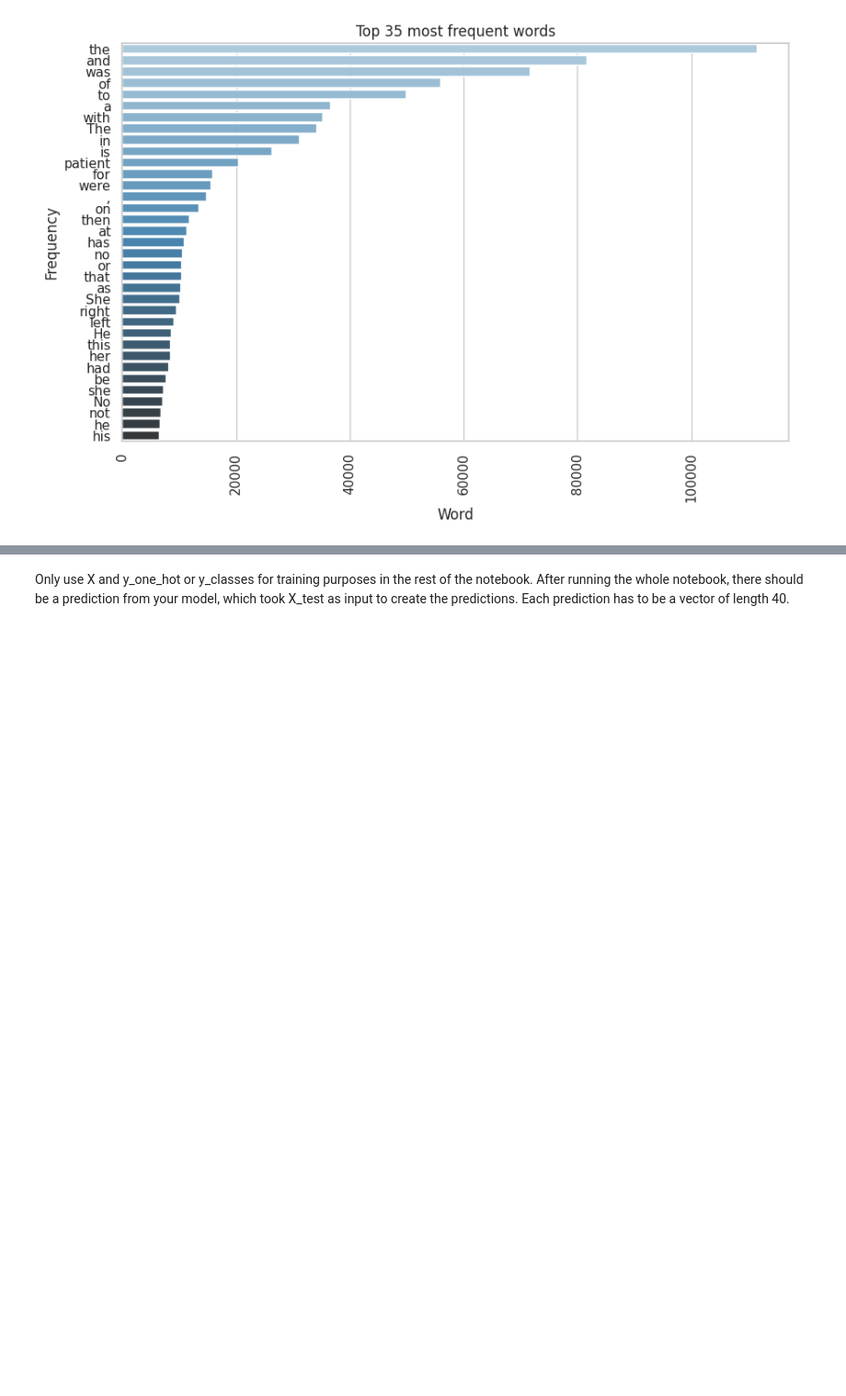
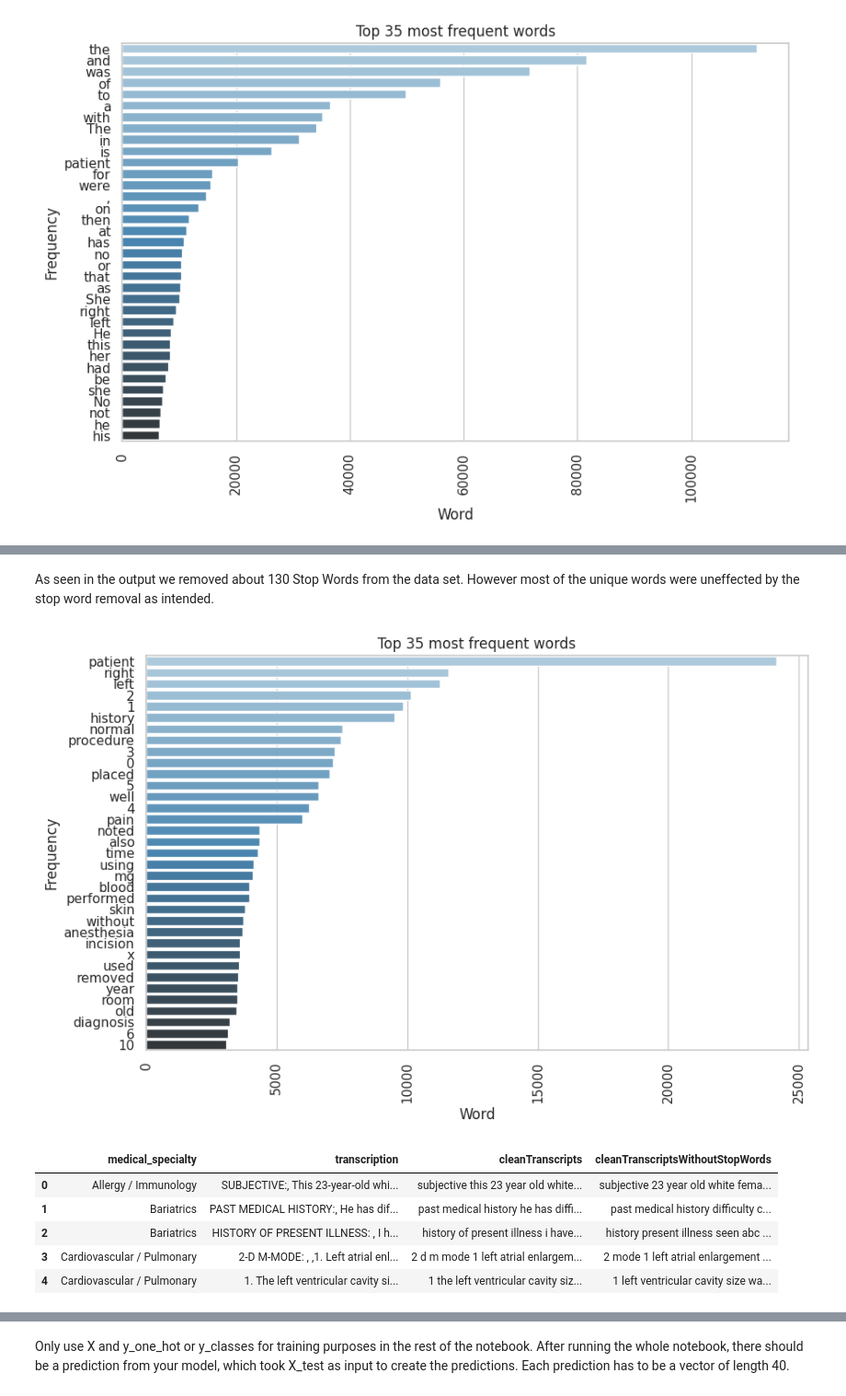
Before and after one commit to DerManjuel/MIR, a Jupyter notebook: NLP_MIR_Herbst_Katz_Meyer.ipynb, the cells around one changed output, grey strips where cells are left out. Shown at 92% size. Cells and saved outputs as stored; diff of their text form; code cells hidden in the pictures; blank space fills up the shorter version.

Commit message:
Zwischenstand bis splitten der Daten

```diff
--- a/NLP_MIR_Herbst_Katz_Meyer.ipynb
+++ b/NLP_MIR_Herbst_Katz_Meyer.ipynb
@@ -119,0 +99,13 @@ word_counts_df
+# %%
+import string
+#Clean the data (lowercase, removing all punctuation, etc.)
+# remove empty rows
+df = df.dropna(subset=['transcription'])
+
+# lowercase all transcripts
+df['cleanTranscripts'] = df['transcription'].str.lower().astype(str)
+
+# remove punctuation from the notes and replace them with a space
+df["cleanTranscripts"] = df["cleanTranscripts"].str.replace(r"[{}]".format(string.punctuation), " ")
+
+df.head()
@@ -119,0 +152,38 @@ word_counts_df
+# %% [markdown]
+As seen in the output we removed about 130 Stop Words from the data set. However most of the unique words were uneffected by the stop word removal as intended.
+# %%
+# visualize most frequent words again after stop word removal
+word_counts = Counter()
+
+for note in df["cleanTranscriptsWithoutStopWords"]:
+    word_counts += Counter(str(note).split())
+
+
+# Create a dataframe of word counts
+word_counts_df = pd.DataFrame.from_dict(word_counts, orient="index", columns=["count"])
+word_counts_df.index.name = "word"
+word_counts_df.reset_index(inplace=True)
+#print('word count:',word_counts)
+
+# Filter the top 35 most frequent words
+top_words = word_counts_df.nlargest(35, "count")
+
+# Visualize the top 35 most frequent words using Seaborn
+sns.set(style="whitegrid")
+plt.figure(figsize=(10,6))
+sns.barplot(data=top_words, y="word", x="count", palette="Blues_d")
+plt.title("Top 35 most frequent words")
+plt.xlabel("Word")
+plt.ylabel("Frequency")
+plt.xticks(rotation=90)
+plt.show()
+
+df.head()
+# %% [output]
+[figure, added]
+|  | medical_specialty | transcription | cleanTranscripts | cleanTranscriptsWithoutStopWords |
+| 0 | Allergy / Immunology | SUBJECTIVE:, This 23-year-old whi... | subjective this 23 year old white... | subjective 23 year old white fema... |
+| 1 | Bariatrics | PAST MEDICAL HISTORY:, He has dif... | past medical history he has diffi... | past medical history difficulty c... |
+| 2 | Bariatrics | HISTORY OF PRESENT ILLNESS: , I h... | history of present illness i have... | history present illness seen abc ... |
+| 3 | Cardiovascular / Pulmonary | 2-D M-MODE: , ,1. Left atrial enl... | 2 d m mode 1 left atrial enlargem... | 2 mode 1 left atrial enlargement ... |
+| 4 | Cardiovascular / Pulmonary | 1. The left ventricular cavity si... | 1 the left ventricular cavity siz... | 1 left ventricular cavity size wa... |
```
Also changed, not shown: parts of 17 cells of this notebook.
